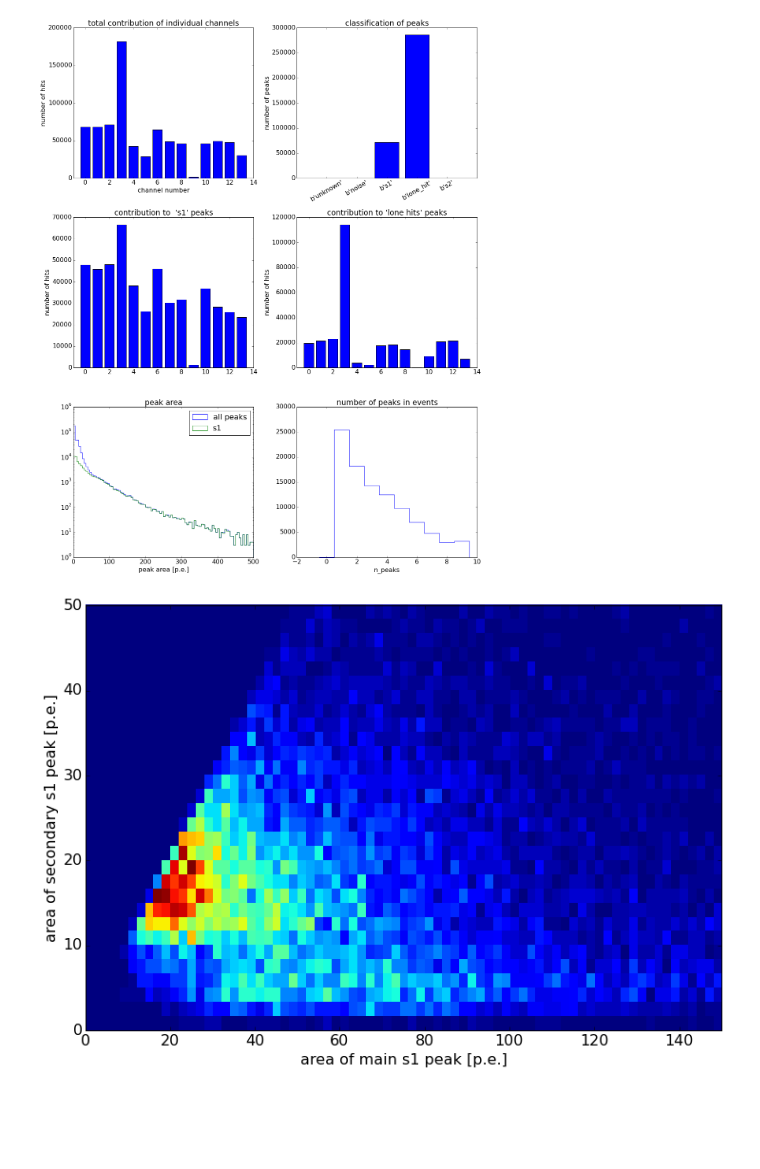
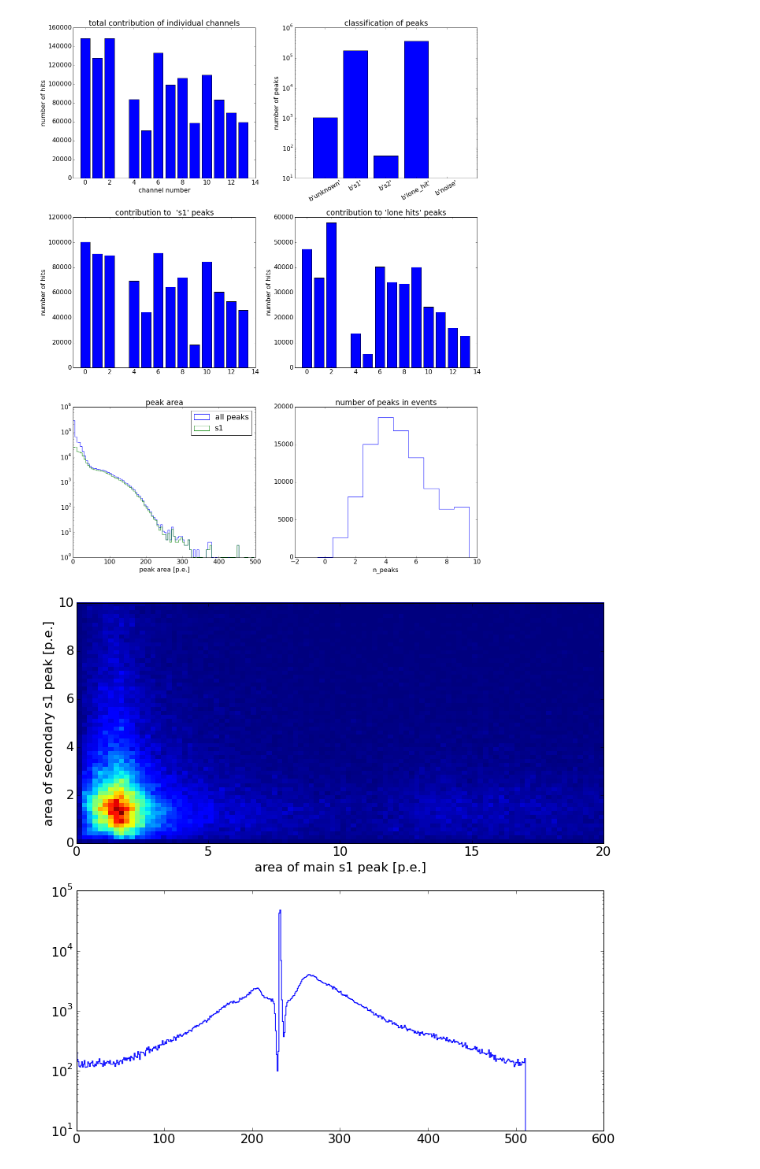
Before and after one commit to olenkajain/pax, a Jupyter notebook: examples/muenster/analysis/Gaseous_basic_statistics.ipynb, the cells around one changed output. Cells and saved outputs as stored; diff of their text form; code cells hidden in the pictures; blank space fills up the shorter version.

```diff
--- a/examples/muenster/analysis/Gaseous_basic_statistics.ipynb
+++ b/examples/muenster/analysis/Gaseous_basic_statistics.ipynb
@@ -1,7 +1,7 @@
 # %%
 # Settings
 #filename    = '/home/axel/PycharmProjects/pax/tpc_kr_150410_8k.hdf5'
-filename     = '/home/axel/ownCloud/documents/Masterarbeit/TPC/rawdata/2015_10_02/Kr_Measurement_700TH_151002_with_peaks_light.hdf5.hdf5'
+filename     = '/home/axel/ownCloud/documents/Masterarbeit/TPC/rawdata/2015_10_05/Kr_Measurement_1000TH_100k_events_151005.hdf5'
 #filename    = '/home/axel/ownCloud/documents/Masterarbeit/TPC/rawdata/2015_10_02/Kr_Measurement_1000TH_1_151002.hdf5'
 #filename    = '/home/axel/ownCloud/documents/Masterarbeit/TPC/rawdata/2015_10_05/testing_new_cable_on_ch9.hdf5'
 file_format = 'hdf5'
@@ -98,6 +101,7 @@ if True:
     xlabels.extend(list(peak_type_sums.keys()))
     ax2.set_xticklabels(labels= xlabels, rotation = 30)
     ax2.set_title("classification of peaks")
+    ax2.set_yscale("log")
     #ax2.set_xlim((-1,14))
 
     ###
@@ -136,43 +140,48 @@ if True:
     fig.tight_layout()
     fig.show()
 # %% [output]
-[figure, old version]
+[figure, new version]
 # %%
 ### Now finding events that contain >=2 peaks
 ### Then plotting energy of first peak (ordered by area) vs the second peak
 
 multi_peak_events = events[events["n_peaks"]>= 2]
 
 peak_by_event = group_by(peaks, "Event")
 
 main_peaks = []
 secondary_peaks = []
 
 for event_peaks in peak_by_event:
     #print(event_peaks["area"])
-    event_peaks = sorted(event_peaks, key= lambda x : x["area"],reverse=True)
+    event_peaks = sorted(event_peaks, key= lambda x : x["index_of_maximum"],reverse=True)
     #print(event_peaks[0]["area"])
     if len(event_peaks)<= 1:
         continue
-    if event_peaks[0]["type"] != b"s1":
+    if event_peaks[0]["type"] == b"s1":
         continue
-    if event_peaks[1]["type"] != b"s1":
+    if event_peaks[1]["type"] == b"s1":
         continue
     main_peaks.append(event_peaks[0])
     secondary_peaks.append(event_peaks[1])
 
 
 main_areas = [peak["area"] for peak in main_peaks]
 secondary_areas =[peak["area"] for peak in secondary_peaks]
 
-fig, ax = plt.subplots(1,1, figsize=(12,8))
-ax.hist2d(main_areas, secondary_areas, bins=[100,30], range=((0,200),(0,50)))
-ax.set_xlabel("area of main s1 peak [p.e.]")
-ax.set_ylabel("area of secondary s1 peak [p.e.]")
-ax.set_xlim(0,150)
-ax.set_ylim(0,50)
-plt.show()
+fig, (ax1, ax2) = plt.subplots(2,1, figsize=(12,12))
+ax1.hist2d(main_areas, secondary_areas, bins=[100,60], range=((0,20),(0,10)))
+ax1.set_xlabel("area of main s1 peak [p.e.]")
+ax1.set_ylabel("area of secondary s1 peak [p.e.]")
+#ax.set_xlim(0,150)
+#ax.set_ylim(0,50)
 
-ax.hist2d?
+ax2.hist(peaks["index_of_maximum"], bins=512, histtype="step")
+ax2.set_yscale("log")
+fig.show()
+
+
+
+#ax.hist2d?
 # %% [output]
-[figure, old version]
+[figure, new version]
```
Also changed, not shown: parts of 5 cells of this notebook, 1 other file.
